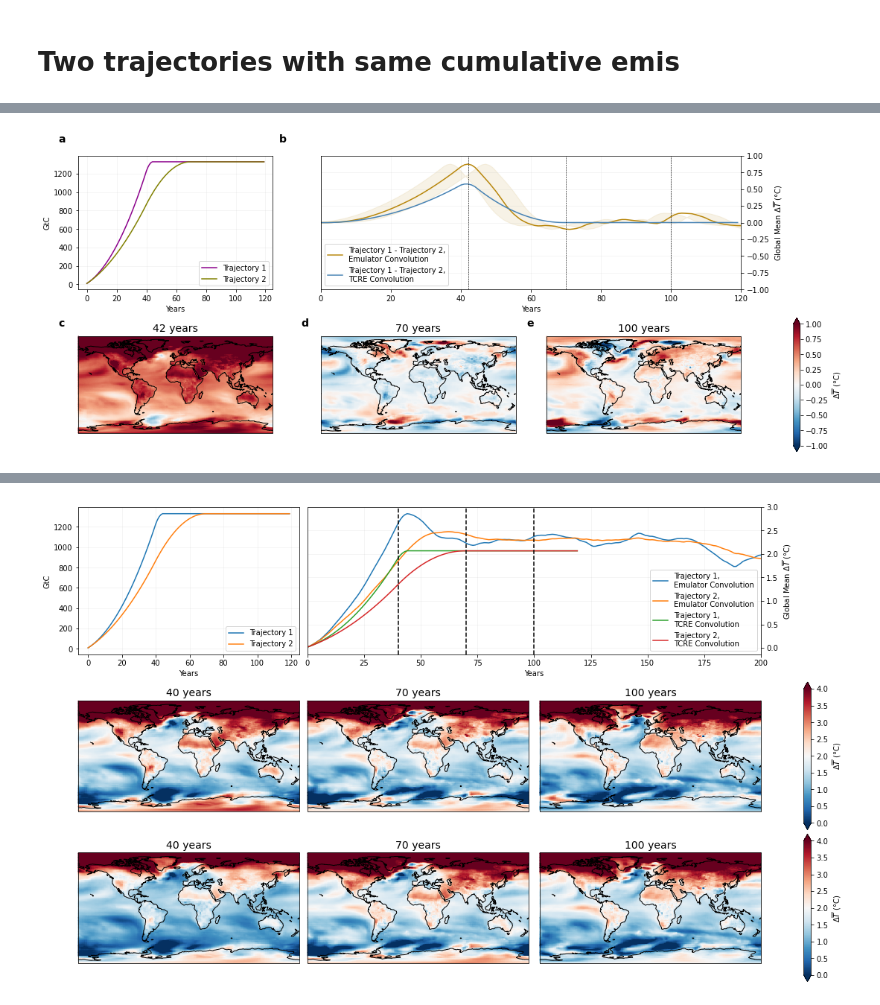
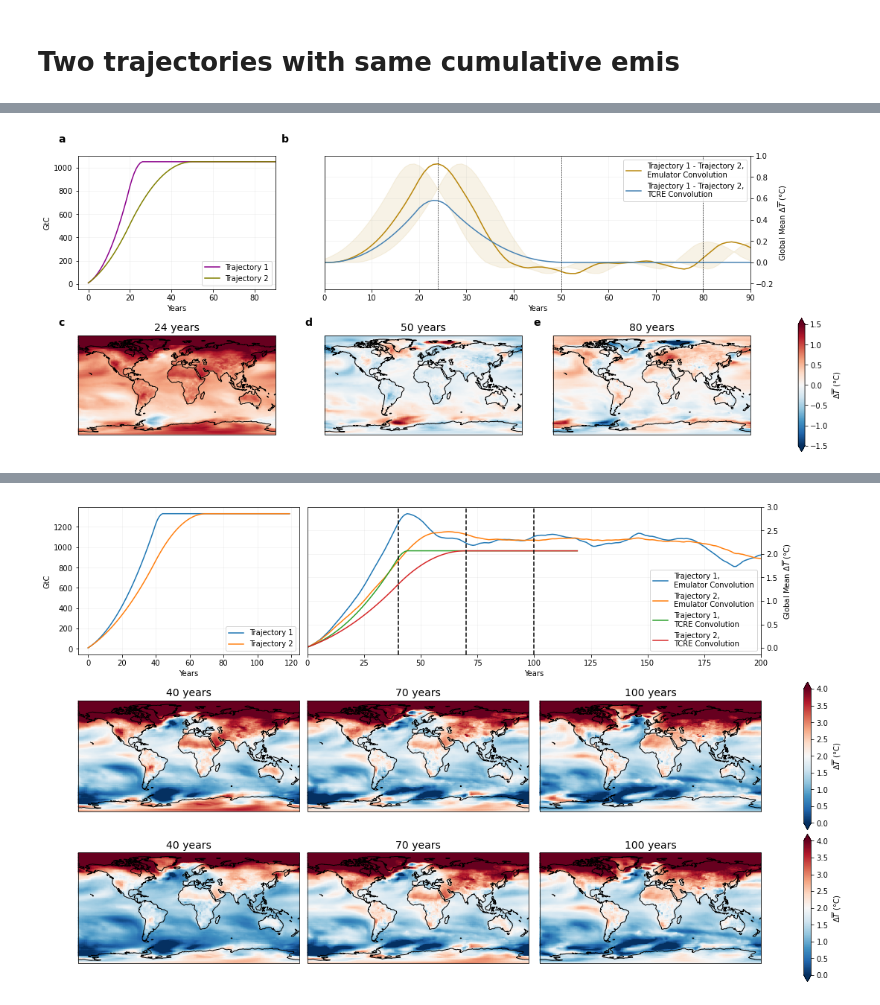
Before and after one commit to lfreese/CO2_greens, a Jupyter notebook: scenarios.ipynb, the cells around one changed output, grey strips where cells are left out. Cells and saved outputs as stored; diff of their text form; code cells hidden in the pictures.

```diff
--- a/scenarios.ipynb
+++ b/scenarios.ipynb
@@ -460,9 +460,9 @@ Coordinates:
 # %%
 #https://climateactiontracker.org/global/temperatures/ for emissions trajectory
 # %%
-slow_decrease = np.concatenate([np.arange(10,30, .5), np.arange(30,0,-1)])
+slow_decrease = np.concatenate([np.arange(10.,30., 1.), np.arange(30.,0.,-1.)])
 slow_decrease = np.concatenate([slow_decrease, np.zeros(50)])
 
 
-sudden_decrease = np.concatenate([np.arange(10,50), np.arange(50,0, -10)])
+sudden_decrease = np.concatenate([np.arange(10.,70., 3.), np.arange(70.,0., -10.)])
 sudden_decrease = np.concatenate([sudden_decrease, np.zeros(len(slow_decrease)-len(sudden_decrease))])
@@ -473,3 +489,9 @@ slow_decrease[1:]*=mod_factor
+# %%
+dif = sudden_decrease.sum() - slow_decrease.sum()
+# %%
+slow_decrease[49] += dif/2
+# %%
+slow_decrease[50] += dif/2
 # %%
 %%time
 
@@ -497,18 +519,19 @@ ax1.set_ylabel('GtC')
 ax1.set_xlabel('Years')
 ax1.grid(alpha = 0.15)
 ax1.legend()
+ax1.set_xlim(None, 90)
 ####### global mean ############
 ax2 = fig.add_subplot(gs[0,1:])
 ((conv_sudden-conv_slow)).mean(dim = ['lat','lon']).plot(ax = ax2, label = 'Trajectory 1 - Trajectory 2,\nEmulator Convolution', color = 'darkgoldenrod')
-plt.fill_between(np.arange(0,360),((conv_sudden-conv_slow)).mean(dim = ['lat','lon']).roll(s = -5), ((conv_sudden-conv_slow)).mean(dim = ['lat','lon']).roll(s = 5), alpha = .1, color = 'darkgoldenrod')
+ax2.fill_between(np.arange(0,340),((conv_sudden-conv_slow)).mean(dim = ['lat','lon']).roll(s = -5), ((conv_sudden-conv_slow)).mean(dim = ['lat','lon']).roll(s = 5), alpha = .1, color = 'darkgoldenrod')
 ax2.plot(np.cumsum((sudden_decrease -slow_decrease)*TCRE), label = 'Trajectory 1 - Trajectory 2,\nTCRE Convolution', color = 'steelblue')
 
-ax2.axvline(42, linestyle = '--', color = 'k', linewidth = .6)
-ax2.axvline(70, linestyle = '--', color = 'k', linewidth = .6)
-ax2.axvline(100, linestyle = '--', color = 'k', linewidth = .6)
+ax2.axvline(24, linestyle = '--', color = 'k', linewidth = .6)
+ax2.axvline(50, linestyle = '--', color = 'k', linewidth = .6)
+ax2.axvline(80, linestyle = '--', color = 'k', linewidth = .6)
 
-ax2.set_xlim(0,120)
-ax2.set_ylim(-1,1)
+ax2.set_xlim(0,90)
+ax2.set_ylim(-.25,1)
 ax2.set_ylabel('Global Mean $\Delta \overline{T}$ ($\degree$C)')
 ax2.yaxis.set_label_position("right")
 ax2.yaxis.tick_right()
@@ -518,34 +541,34 @@ ax2.legend()
 ####### Maps ###########
 
 ax3 = fig.add_subplot(gs[1,0], projection = ccrs.PlateCarree())
 ax4 = fig.add_subplot(gs[1,1], projection = ccrs.PlateCarree())
 ax5 = fig.add_subplot(gs[1,2], projection = ccrs.PlateCarree())
-cbar_arg = {42:None, 70:None, 100:{'label':'$\Delta \overline{T}$ ($\degree$C)'}}
+cbar_arg = {24:None, 50:None, 80:{'label':'$\Delta \overline{T}$ ($\degree$C)'}}
 cmap = mpl.cm.RdBu_r
 levels = np.arange(-2,2)
-vmin = -1
-vmax = 1
+vmin = -1.5
+vmax = 1.5
 ##contours of convolution-1pct difference
 for t, ax in zip(cbar_arg.keys(),[ax3, ax4, ax5]):
     if ax == ax3 or ax == ax4:
         add_cbar = False
     elif ax == ax5:
         add_cbar = True
     (conv_sudden-conv_slow).sel(s = slice(t-5, t+5)).mean(dim = 's').plot(ax = ax,
                                                               cmap = cmap, vmin = vmin, vmax = vmax, extend = 'both',
                                                               add_colorbar = add_cbar, cbar_kwargs= cbar_arg[t],
                                                               transform = ccrs.PlateCarree())
 
     ##hatching for locations where convolution falls within 1std
     ax.coastlines()
     ax.set_title(f'{t} years', fontsize = 14)
 
 #subplot labels, a, b, c, d
 alpha_labels = iter(alphabet)
 for ax in [ax1, ax2, ax3, ax4, ax5]:
     label = next(alpha_labels)
     ax.text(x = -0.1, y = 1.1, s = label, transform=ax.transAxes, fontweight="bold", fontsize = 14)
 
 plt.savefig('figures/paper/figure4_example_emissions.png', dpi = 350, bbox_inches = 'tight')
 # %% [output]
-[figure, old version]
+[figure, new version]
```
Also changed, not shown: parts of 6 cells of this notebook, 12 other files.
